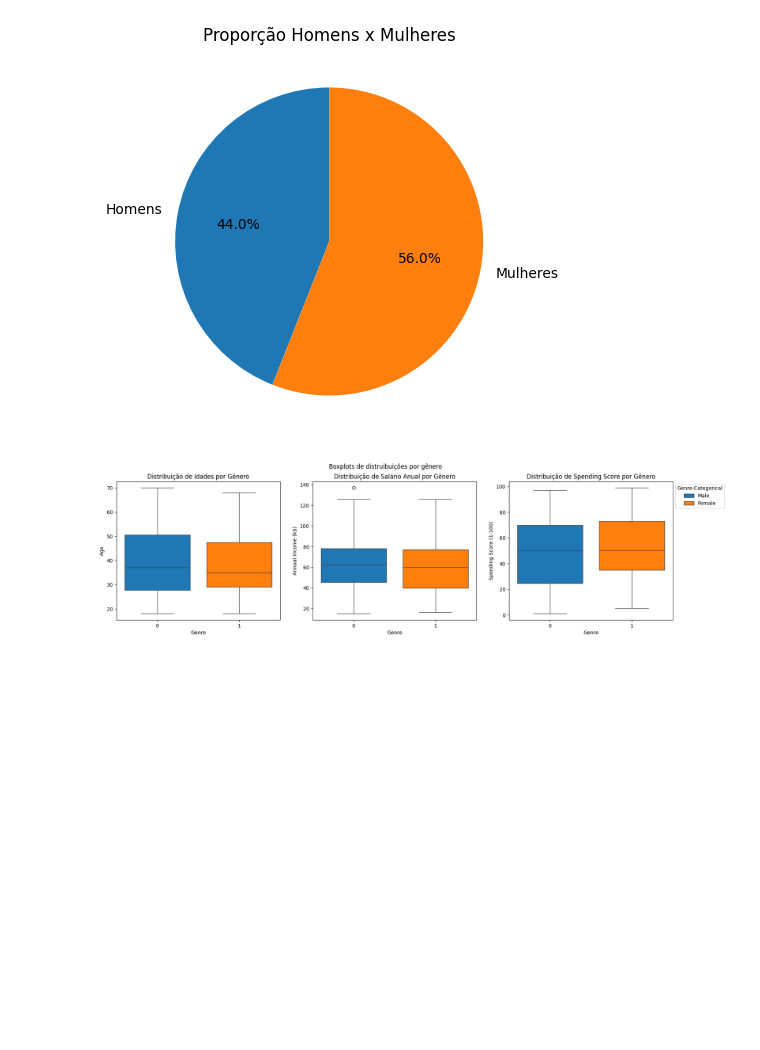
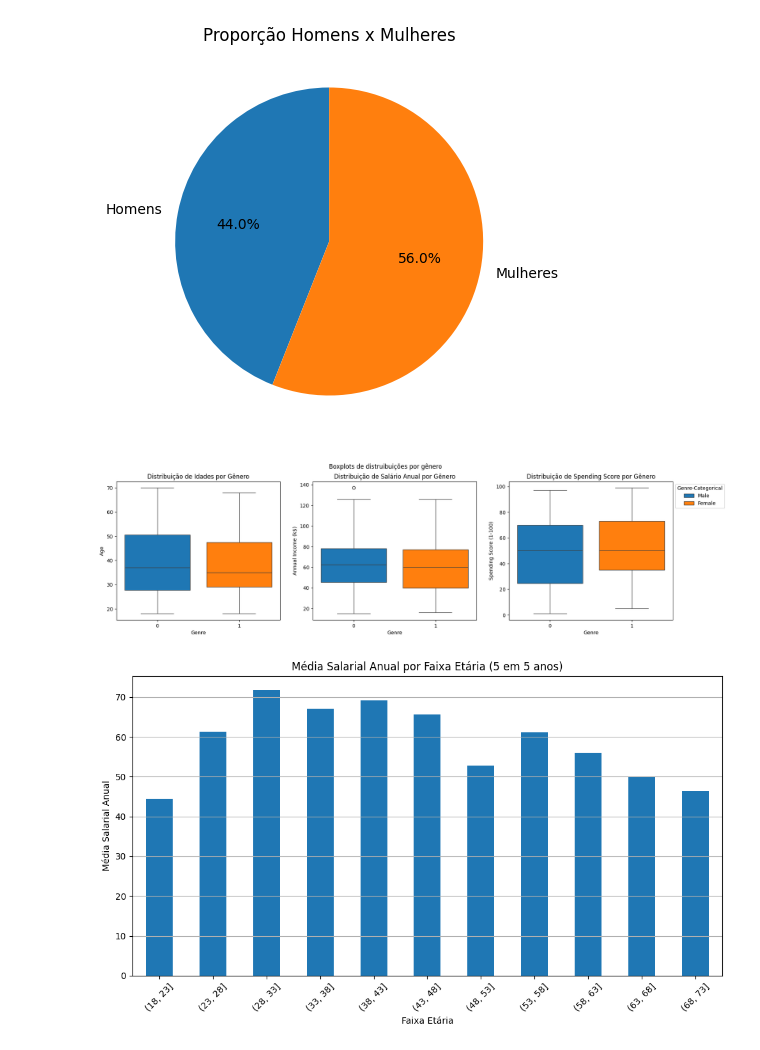
Before and after one commit to AndreNasci/machine-learning-projects, a Jupyter notebook: 00 - EDA and Data Visualization/Mall_Customers_Data_Visualization.ipynb, the cells around one changed output. Saved outputs shown, nothing was run; the diff lists cells and outputs as text; code cells hidden in the pictures; blank space fills up the shorter version.

```diff
--- a/00 - EDA and Data Visualization/Mall_Customers_Data_Visualization.ipynb
+++ b/00 - EDA and Data Visualization/Mall_Customers_Data_Visualization.ipynb
@@ -155,0 +151,20 @@ sns.move_legend(axes[2], "upper left", bbox_to_anchor=(1, 1))
+# %%
+# Plot da média de salário anual por faixa etária
+# Gera coluna com intervalos de idade de 5 anos
+faixas_etarias = pd.cut(df_clients['Age'], range(min(df_clients['Age']), max(df_clients['Age']) + 4, 5))
+df_clients['faixa_etaria'] = faixas_etarias
+
+# Agrupa casos por faixa etária e calcula a média
+media_salarios = df_clients.groupby('faixa_etaria')['Annual Income (k$)'].mean()
+
+plt.figure(figsize=(10, 6))
+media_salarios.plot(kind='bar', color='tab:blue')
+plt.xlabel('Faixa Etária')
+plt.ylabel('Média Salarial Anual')
+plt.title('Média Salarial Anual por Faixa Etária (5 em 5 anos)')
+plt.xticks(rotation=45)  # Rotaciona os rótulos do eixo X para melhor legibilidade
+plt.grid(axis='y')  # Adiciona linhas de grade no eixo Y
+plt.tight_layout()  # Ajusta o layout do gráfico
+plt.show()
+# %% [output]
+[figure, added]
```
Also changed, not shown: parts of 9 cells of this notebook.
